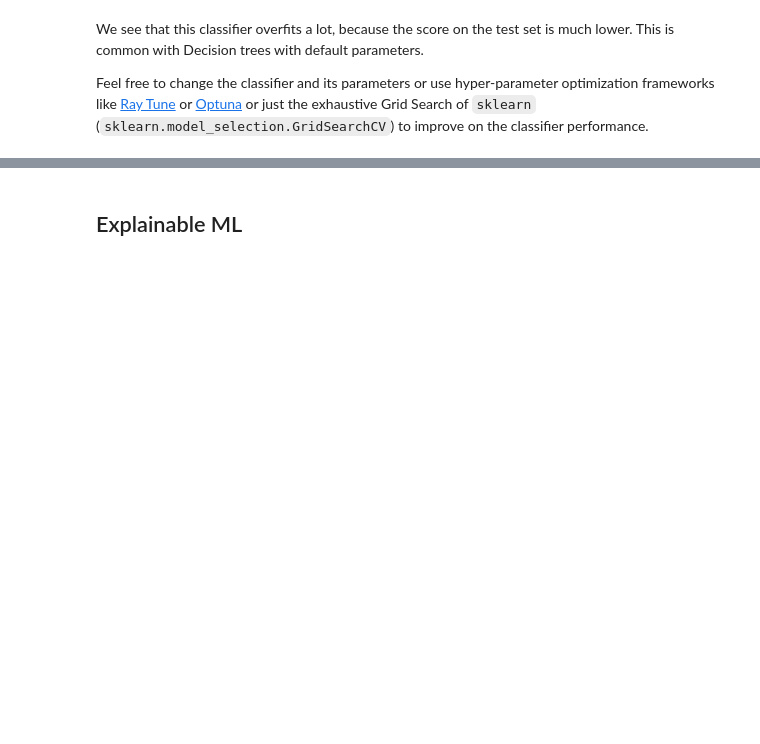
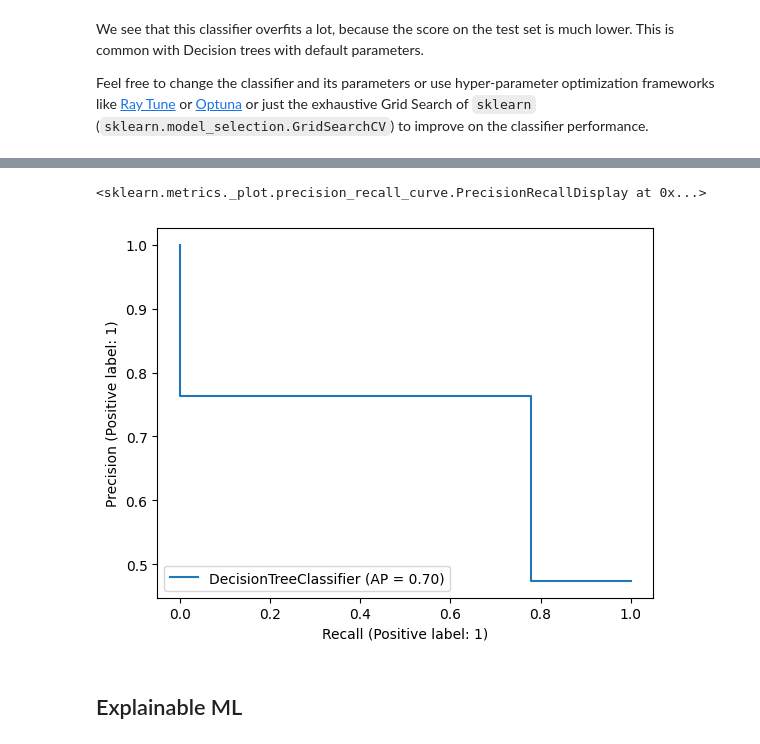
Before and after one commit to MoritzM00/Linkit-Beginner-Challenge-Explainable-ML, a Jupyter notebook: challenge.ipynb, the cells around one changed output, grey strips where cells are left out. Drawn from its saved outputs; the diff is of its cells as text; code cells hidden in the pictures; blank space fills up the shorter version.

```diff
--- a/challenge.ipynb
+++ b/challenge.ipynb
@@ -124,3 +218,9 @@ Feel free to change the classifier and its parameters or use hyper-parameter opt
+# %%
+y_pred = clf.predict(X_test)
+PrecisionRecallDisplay.from_predictions(y_test, y_pred, name="DecisionTreeClassifier")
+# %% [output]
+<sklearn.metrics._plot.precision_recall_curve.PrecisionRecallDisplay at 0x...>
+[figure, added]
 # %% [markdown]
 ## Explainable ML
 # %%
```
Also changed, not shown: parts of 18 cells of this notebook.
